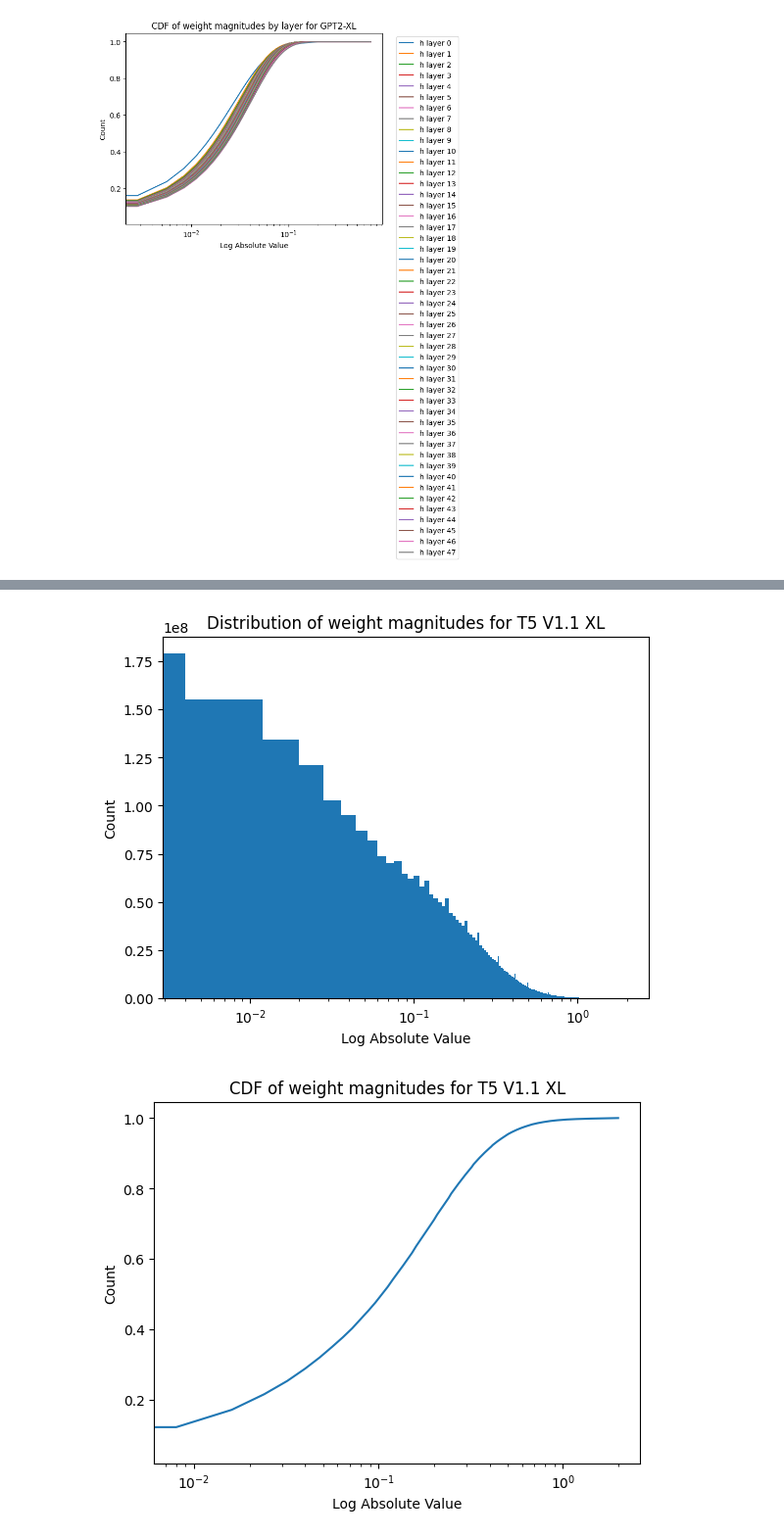
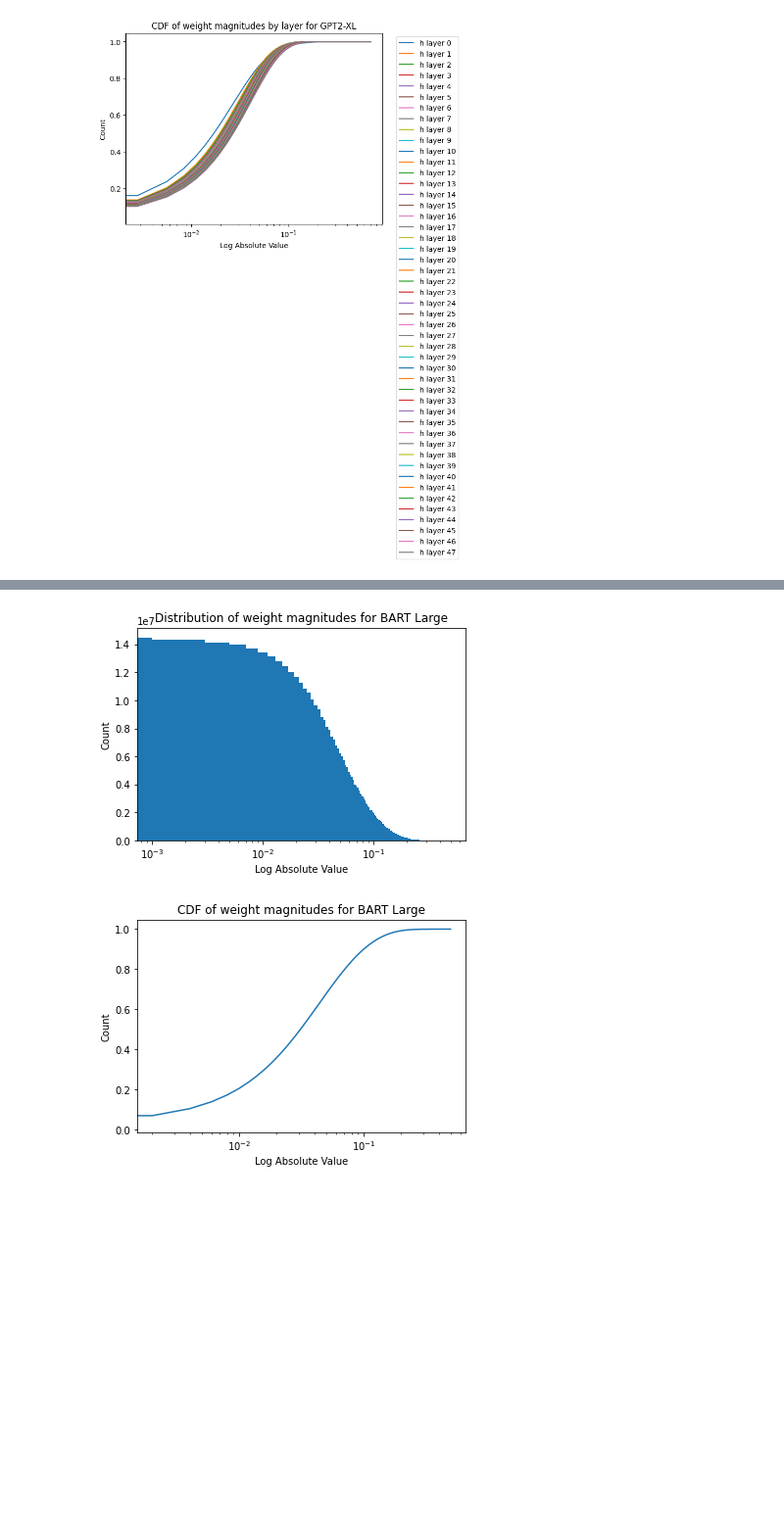
Before and after one commit to Oaklight/llm-sparsification-release, a Jupyter notebook: sparse.ipynb, the cells around one changed output, grey strips where cells are left out. Shown at 98% size. Drawn from its saved outputs; the diff is of its cells as text; code cells hidden in the pictures; blank space fills up the shorter version.

```diff
--- a/sparse.ipynb
+++ b/sparse.ipynb
@@ -49,5 +69,5 @@ analyze_weights("GPT2-XL", model, (0, 0.7))
 [figure]
 [figure]
 # %%
-from transformers import T5Model
-t5model = T5Model.from_pretrained("google/t5-v1_1-xl")
+from transformers import BartModel
+bartmodel = BartModel.from_pretrained("facebook/bart-large")
@@ -58,5 +74,5 @@ Some weights of the model checkpoint at google/t5-v1_1-xl were not used when ini
 # %%
-analyze_weights("T5 V1.1 XL", t5model, (0, 2), ['encoder.block', 'decoder.block'])
+analyze_weights("BART Large", bartmodel, (0, 0.5), ['encoder.layers', 'decoder.layers'])
 # %% [output]
-[figure, old version]
+[figure, new version]
-[figure, old version]
+[figure, new version]
```
Also changed, not shown: parts of 13 cells of this notebook, 2 other files.
